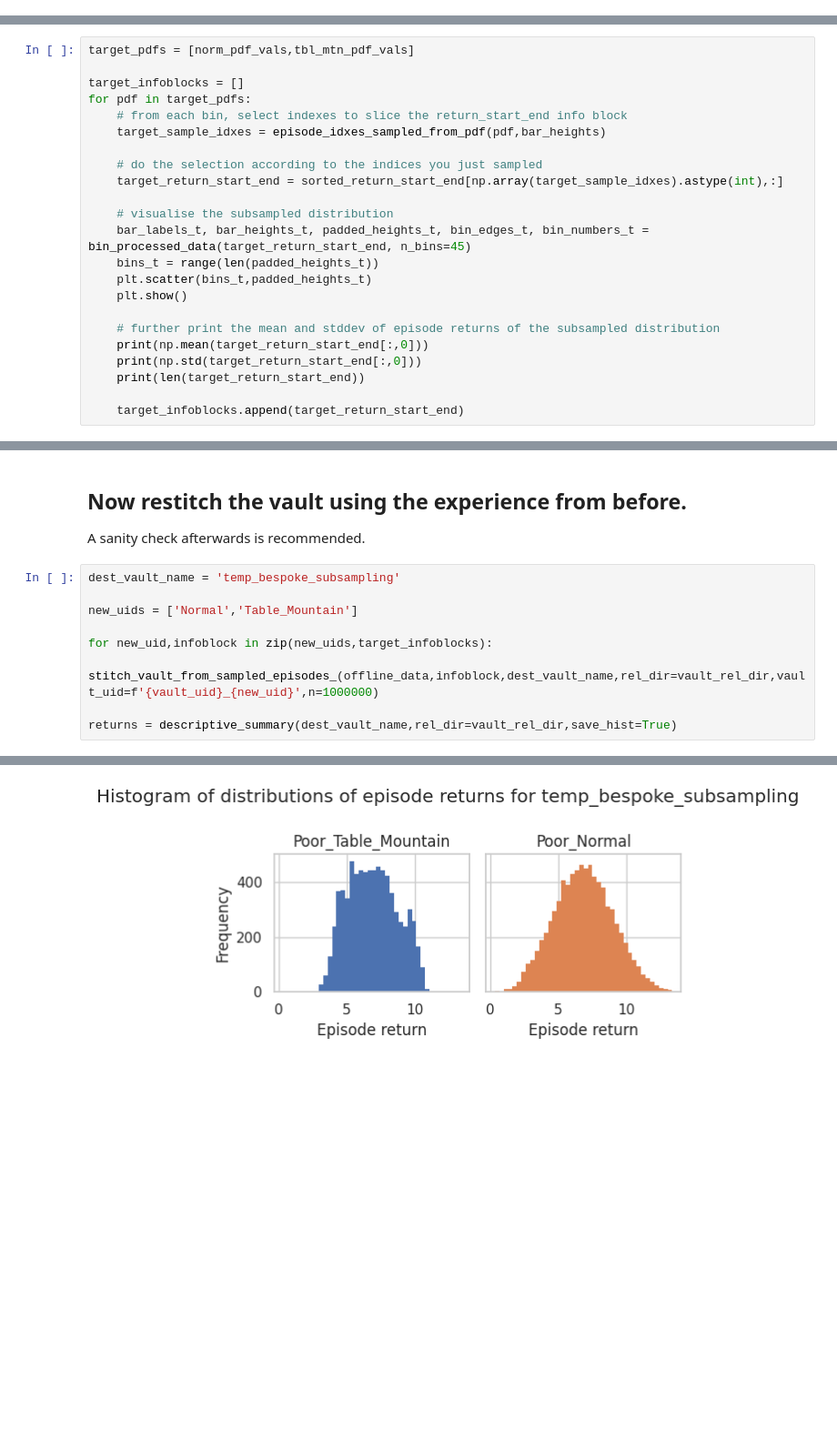
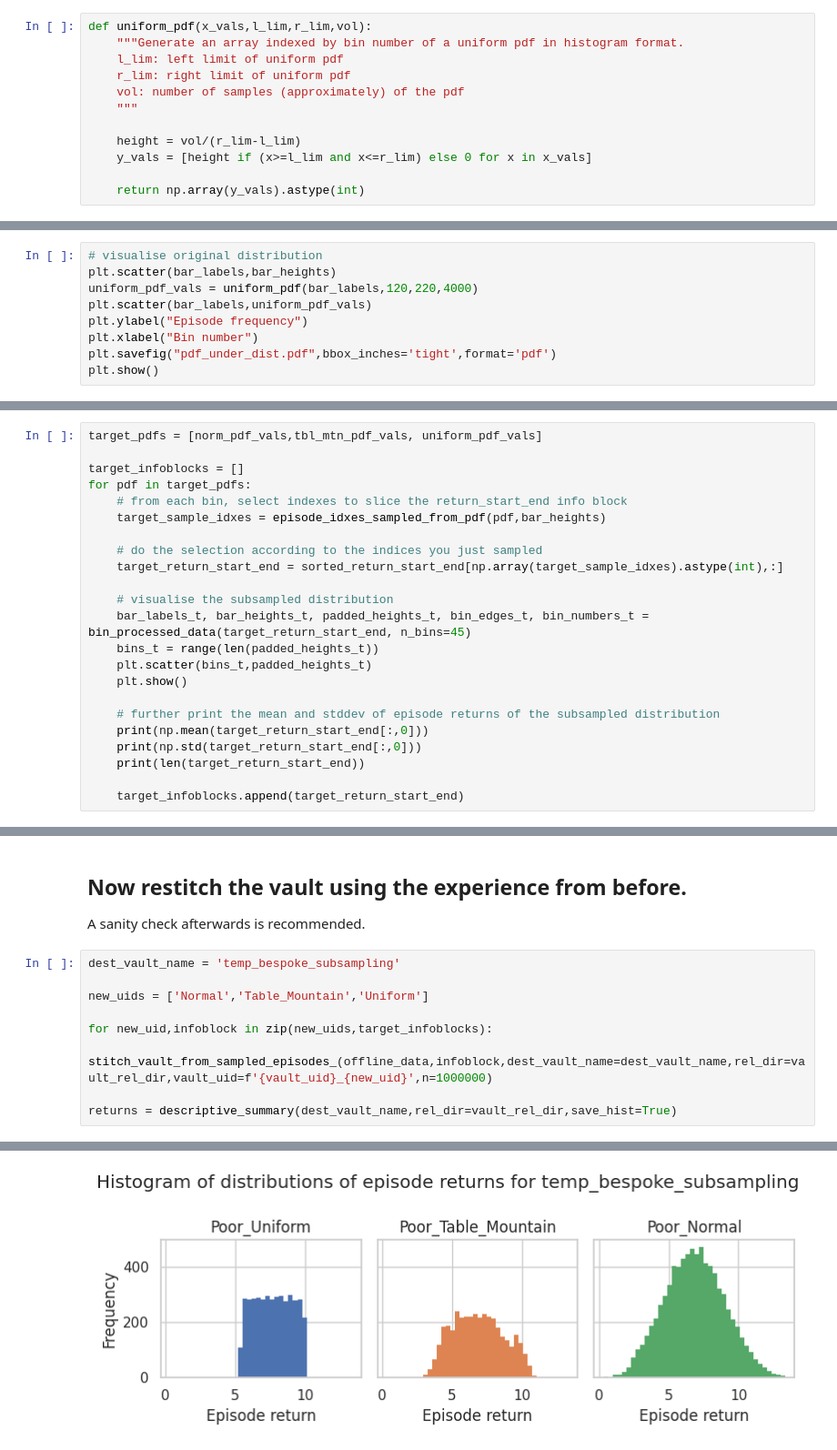
Before and after one commit to instadeepai/og-marl, a Jupyter notebook: examples/manual_dataset_subsampling_demo.ipynb, the cells around one changed output, grey strips where cells are left out. Shown: that part at 91% size. Drawn from its saved outputs; the diff is of its cells as text; blank space fills up the shorter version.

```diff
--- a/examples/manual_dataset_subsampling_demo.ipynb
+++ b/examples/manual_dataset_subsampling_demo.ipynb
@@ -146,5 +141,17 @@ def tbl_mtn_pdf(x_vals,x_shift,x_stretch,y_stretch):
         y_vals.append(y_stretch*y_val)
 
     return y_vals
+# %%
+def uniform_pdf(x_vals,l_lim,r_lim,vol):
+    """Generate an array indexed by bin number of a uniform pdf in histogram format.
+    l_lim: left limit of uniform pdf
+    r_lim: right limit of uniform pdf
+    vol: number of samples (approximately) of the pdf
+    """
+
+    height = vol/(r_lim-l_lim)
+    y_vals = [height if (x>=l_lim and x<=r_lim) else 0 for x in x_vals]
+
+    return np.array(y_vals).astype(int)
 # %%
 # visualise original distribution
@@ -169,3 +176,12 @@ plt.savefig("pdf_under_dist.pdf",bbox_inches='tight',format='pdf')
 plt.show()
 # %% [output]
 [figure]
+# %%
+# visualise original distribution
+plt.scatter(bar_labels,bar_heights)
+uniform_pdf_vals = uniform_pdf(bar_labels,120,220,4000)
+plt.scatter(bar_labels,uniform_pdf_vals)
+plt.ylabel("Episode frequency")
+plt.xlabel("Bin number")
+plt.savefig("pdf_under_dist.pdf",bbox_inches='tight',format='pdf')
+plt.show()
@@ -172,7 +190,7 @@ plt.show()
 # %% [markdown]
 Generally, you want the sampling pdf to lie below the actual pdf. We allow for oversampling (then episodes are repeated), but it will in essence just impact the bias towards the resampled episodes.
 # %%
-target_pdfs = [norm_pdf_vals,tbl_mtn_pdf_vals]
+target_pdfs = [norm_pdf_vals,tbl_mtn_pdf_vals, uniform_pdf_vals]
 
 target_infoblocks = []
 for pdf in target_pdfs:
@@ -213,10 +237,10 @@ A sanity check afterwards is recommended.
 # %%
 dest_vault_name = 'temp_bespoke_subsampling'
 
-new_uids = ['Normal','Table_Mountain']
+new_uids = ['Normal','Table_Mountain','Uniform']
 
 for new_uid,infoblock in zip(new_uids,target_infoblocks):
-    stitch_vault_from_sampled_episodes_(offline_data,infoblock,dest_vault_name,rel_dir=vault_rel_dir,vault_uid=f'{vault_uid}_{new_uid}',n=1000000)
+    stitch_vault_from_sampled_episodes_(offline_data,infoblock,dest_vault_name=dest_vault_name,rel_dir=vault_rel_dir,vault_uid=f'{vault_uid}_{new_uid}',n=1000000)
 
 returns = descriptive_summary(dest_vault_name,rel_dir=vault_rel_dir,save_hist=True)
 # %% [output]
@@ -233 +261 @@ Poor_Normal          6.85349   2.16515      0.313726       13.3652         78704
-[figure, old version]
+[figure, new version]
```
Also changed, not shown: parts of 6 cells of this notebook.
